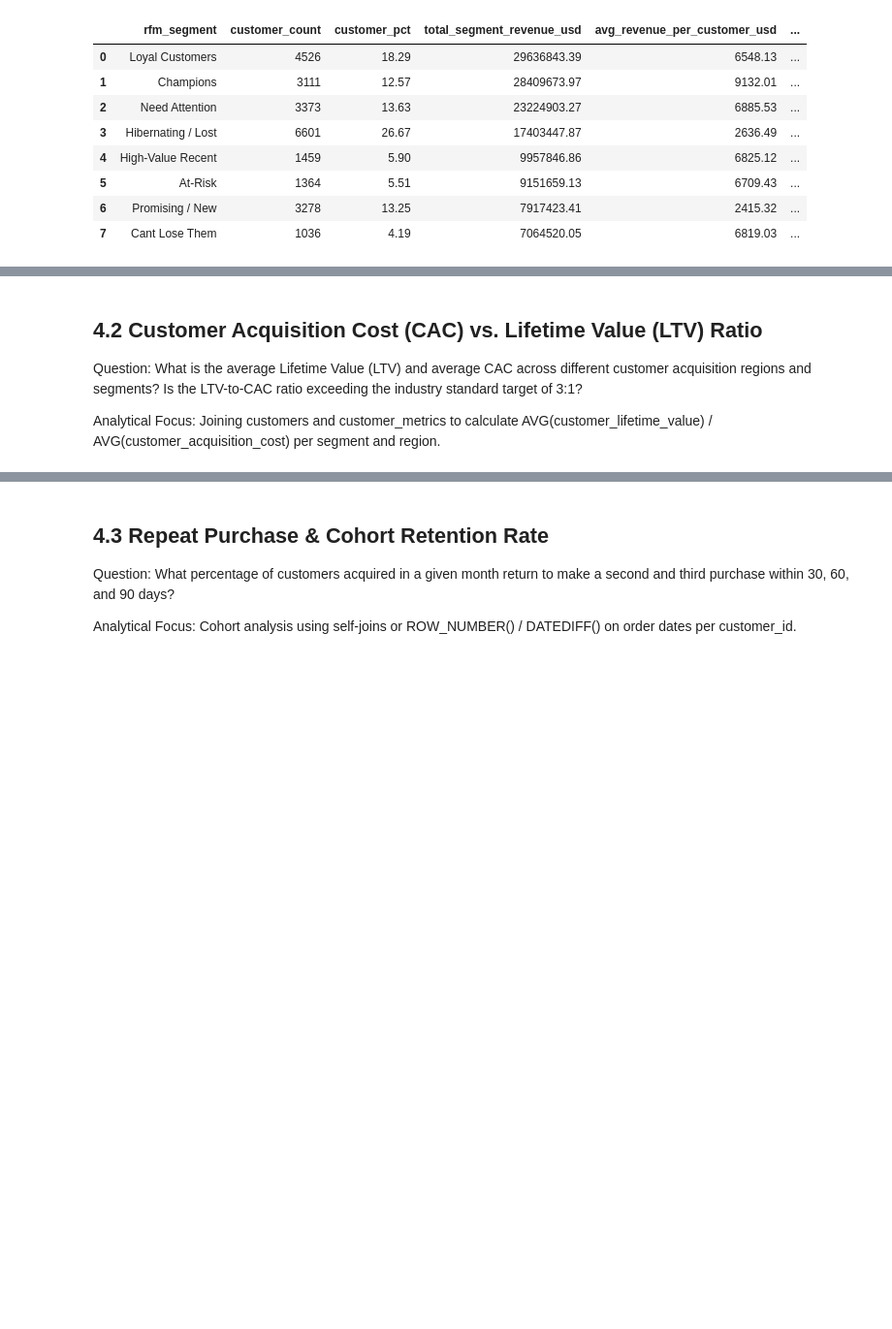
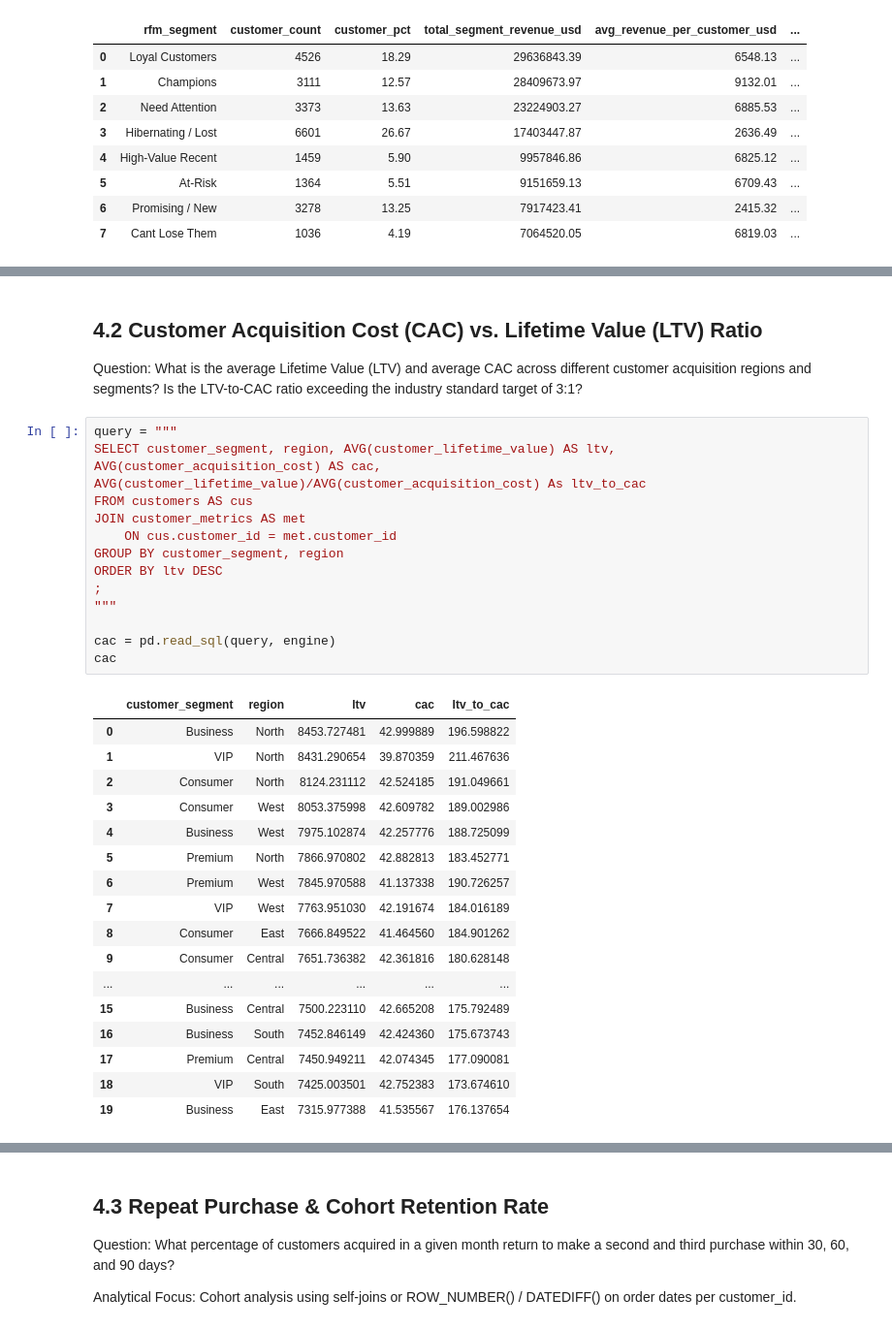
Before and after one commit to Kartika-Nidhi/E-Commerce_Analysis_SQL, a Jupyter notebook: E-commerceSalesAnalysisSQL.ipynb, the cells around one changed output, grey strips where cells are left out. Shown at 97% size. Cells and saved outputs as stored; diff of their text form; blank space fills up the shorter version.

Commit message:
customer analysis 2/3 completed

```diff
--- a/E-commerceSalesAnalysisSQL.ipynb
+++ b/E-commerceSalesAnalysisSQL.ipynb
@@ -808,5 +804,36 @@ Passing `palette` without assigning `hue` is deprecated and will be removed in v
 ## 4.2 Customer Acquisition Cost (CAC) vs. Lifetime Value (LTV) Ratio
 
 Question: What is the average Lifetime Value (LTV) and average CAC across different customer acquisition regions and segments? Is the LTV-to-CAC ratio exceeding the industry standard target of 3:1?
-
-Analytical Focus: Joining customers and customer_metrics to calculate AVG(customer_lifetime_value) / AVG(customer_acquisition_cost) per segment and region.
+# %%
+query = """
+SELECT customer_segment, region, AVG(customer_lifetime_value) AS ltv,
+AVG(customer_acquisition_cost) AS cac,
+AVG(customer_lifetime_value)/AVG(customer_acquisition_cost) As ltv_to_cac
+FROM customers AS cus
+JOIN customer_metrics AS met
+    ON cus.customer_id = met.customer_id
+GROUP BY customer_segment, region
+ORDER BY ltv DESC
+;
+"""
+
+cac = pd.read_sql(query, engine)
+cac
+# %% [output]
+|  | customer_segment | region | ltv | cac | ltv_to_cac |
+| 0 | Business | North | 8453.727481 | 42.999889 | 196.598822 |
+| 1 | VIP | North | 8431.290654 | 39.870359 | 211.467636 |
+| 2 | Consumer | North | 8124.231112 | 42.524185 | 191.049661 |
+| 3 | Consumer | West | 8053.375998 | 42.609782 | 189.002986 |
+| 4 | Business | West | 7975.102874 | 42.257776 | 188.725099 |
+| 5 | Premium | North | 7866.970802 | 42.882813 | 183.452771 |
+| 6 | Premium | West | 7845.970588 | 41.137338 | 190.726257 |
+| 7 | VIP | West | 7763.951030 | 42.191674 | 184.016189 |
+| 8 | Consumer | East | 7666.849522 | 41.464560 | 184.901262 |
+| 9 | Consumer | Central | 7651.736382 | 42.361816 | 180.628148 |
+| ... | ... | ... | ... | ... | ... |
+| 15 | Business | Central | 7500.223110 | 42.665208 | 175.792489 |
+| 16 | Business | South | 7452.846149 | 42.424360 | 175.673743 |
+| 17 | Premium | Central | 7450.949211 | 42.074345 | 177.090081 |
+| 18 | VIP | South | 7425.003501 | 42.752383 | 173.674610 |
+| 19 | Business | East | 7315.977388 | 41.535567 | 176.137654 |
```
Also changed, not shown: parts of 4 cells of this notebook.
